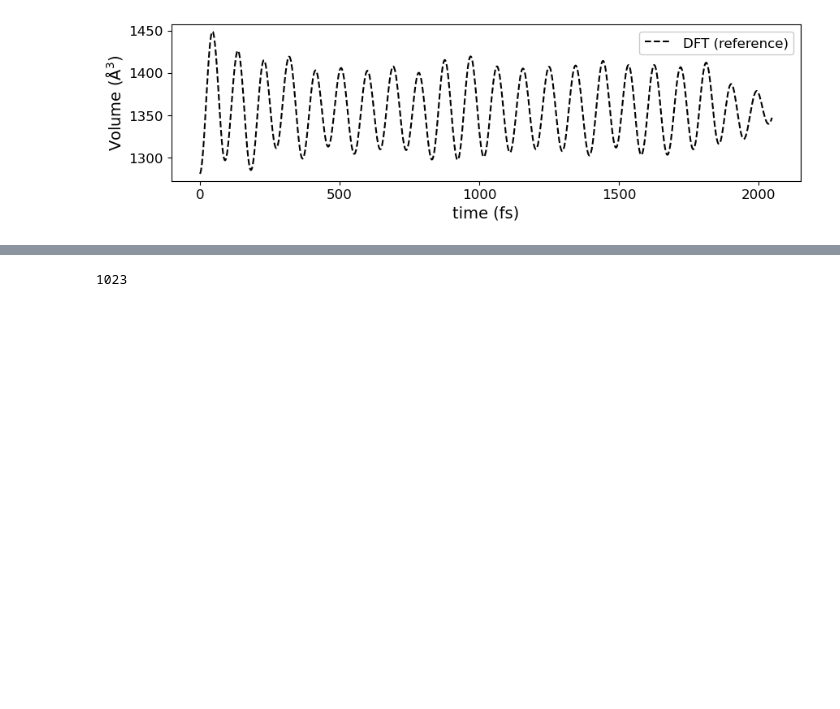
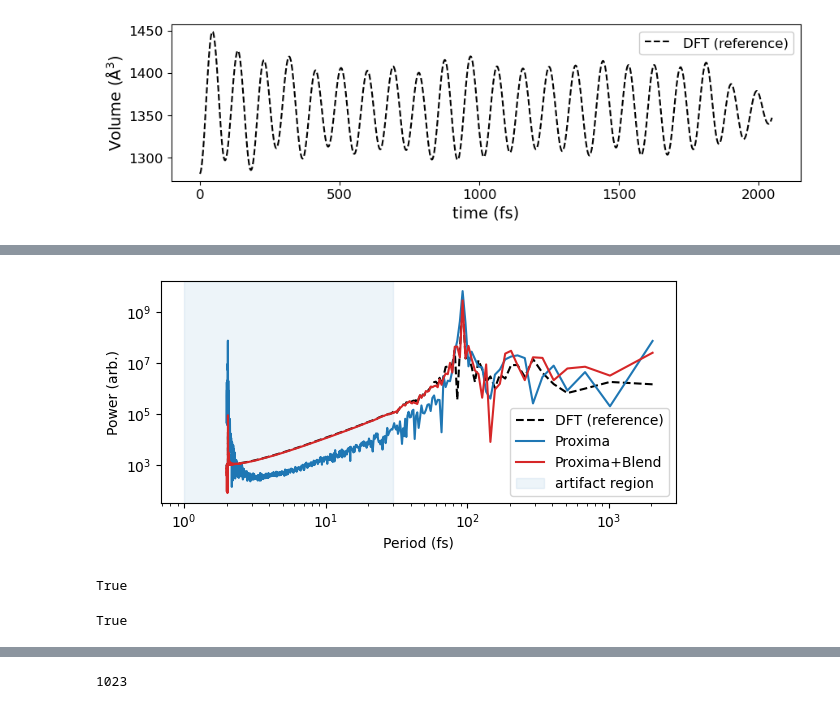
Before and after one commit to globus-labs/cascade, a Jupyter notebook: 2_proxima/1_inspect_npt_runs.ipynb, the cells around one changed output, grey strips where cells are left out. Saved outputs shown, nothing was run; the diff lists cells and outputs as text; code cells hidden in the pictures; blank space fills up the shorter version.

```diff
--- a/2_proxima/1_inspect_npt_runs.ipynb
+++ b/2_proxima/1_inspect_npt_runs.ipynb
@@ -328,0 +375,39 @@ with mpl.rc_context(rc=rc):
+# %%
+def get_spectrum(volume_series, dt=1.0):
+    # dt in femtoseconds, default 1 fs per timestep
+    signal = np.array(volume_series)
+    signal = signal - signal.mean()  # remove DC component
+    n = len(signal)
+    freqs = np.fft.rfftfreq(n, d=dt)  # cycles per fs
+    periods = 1.0 / freqs[1:]  # fs, skip DC
+    power = np.abs(np.fft.rfft(signal))[1:] ** 2
+    return periods, power
+
+fig, ax = plt.subplots(figsize=(6, 3))
+
+periods_ref,   power_ref   = get_spectrum(ref_traj['volume'])
+periods_prox,  power_prox  = get_spectrum(traj['volume'])
+periods_blend, power_blend = get_spectrum(blend_traj['volume'])
+
+ax.plot(periods_ref,   power_ref,   color='k',        linestyle='dashed', label='DFT (reference)')
+ax.plot(periods_prox,  power_prox,  color='tab:blue',                     label='Proxima')
+ax.plot(periods_blend, power_blend, color='tab:red',                       label='Proxima+Blend')
+
+ax.set_xscale('log')
+ax.set_xlabel('Period (fs)')
+ax.set_ylabel('Power (arb.)')
+ax.axvspan(1, 30, alpha=0.08, color='tab:blue', label='artifact region')
+ax.legend()
+ax.set_yscale('log')
+plt.tight_layout()
+plt.show()
+# %% [output]
+[figure, added]
+# %%
+(periods_prox == periods_blend).all()
+# %% [output]
+True
+# %%
+(periods_blend == periods_ref).all()
+# %% [output]
+True
```
Also changed, not shown: parts of 5 cells of this notebook, 3 other files.
